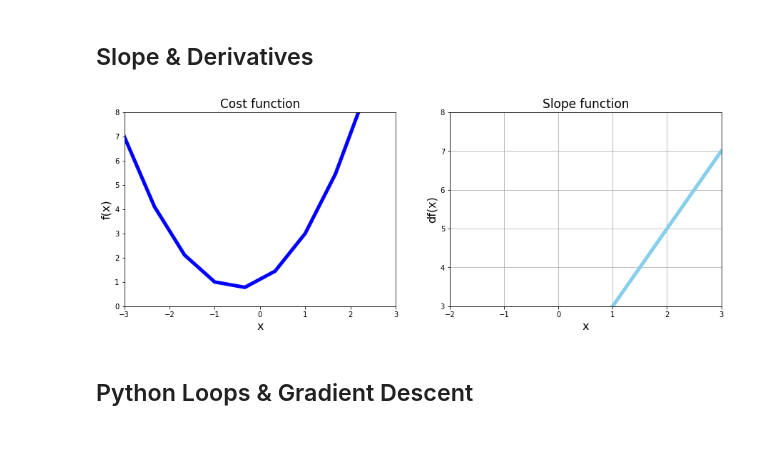
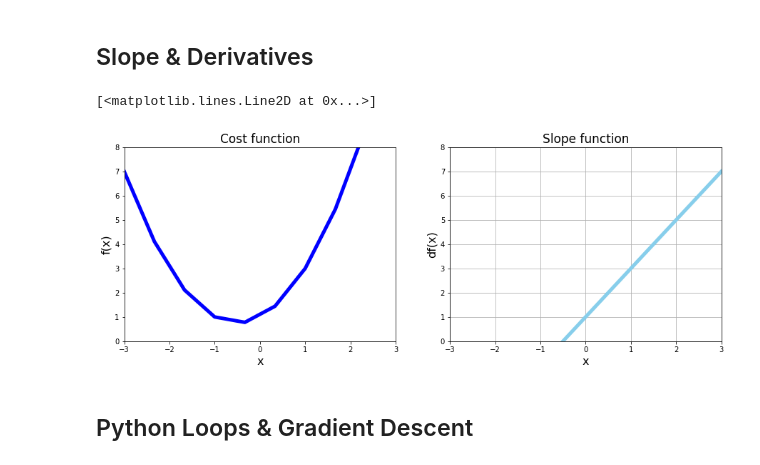
Before and after one commit to fatimaujunwa/gradientDescent, a Jupyter notebook: gradientDescent.ipynb, the cells around one changed output. Drawn from its saved outputs; the diff is of its cells as text; code cells hidden in the pictures.

```diff
--- a/gradientDescent.ipynb
+++ b/gradientDescent.ipynb
@@ -44,38 +50,36 @@ plt.plot(x_1,f(x_1))
 # %%
 def df(x):
     return 2*x+1
-# %%
-def df(x):
-    return 2*x+1
 # %%
 #plot
 plt.figure(figsize=[15,5])
 
 #chat 1
 plt.subplot(1,2,1)
 
-plt.xlim([-3,3])
+plt.xlim(-3,3)
 plt.ylim(0,8)
 
 plt.title('Cost function', fontsize=17)
 plt.xlabel('x',fontsize=16)
 plt.ylabel('f(x)',fontsize=16)
 
 plt.plot(x_1,f(x_1),color='blue',linewidth=5)
 #make sure there is a space here
 
 plt.subplot(1,2,2)
-plt.xlim([-2,3])
-plt.ylim(3,8)
+plt.xlim([-3,3])
+plt.ylim(0,8)
 plt.title('Slope function', fontsize=17)
 
 plt.grid()
-plt.plot(x_1,df(x_1),color='skyblue',linewidth=5)
+
 plt.xlabel('x',fontsize=16)
 plt.ylabel('df(x)',fontsize=16)
-plt.show()
+plt.plot(x_1,df(x_1),color='skyblue',linewidth=5)
 # %% [output]
+[<matplotlib.lines.Line2D at 0x...>]
-[figure, old version]
+[figure, new version]
 # %% [markdown]
 ## Python Loops & Gradient Descent
 # %%
```
Also changed, not shown: parts of 68 cells of this notebook.
